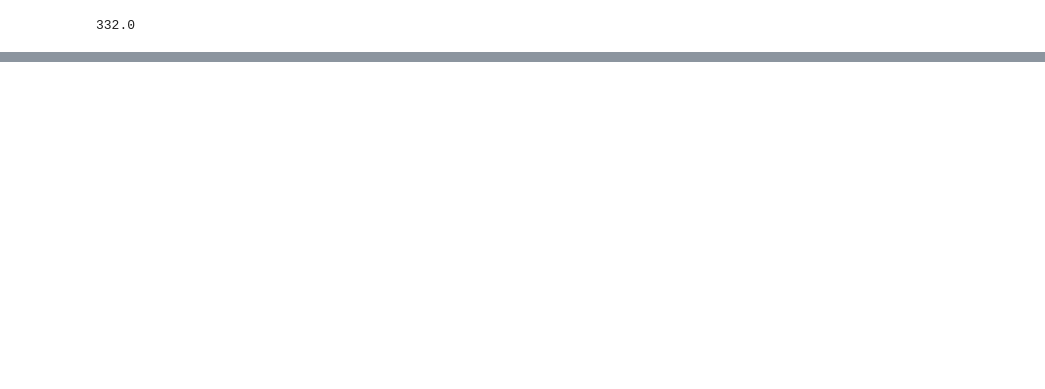
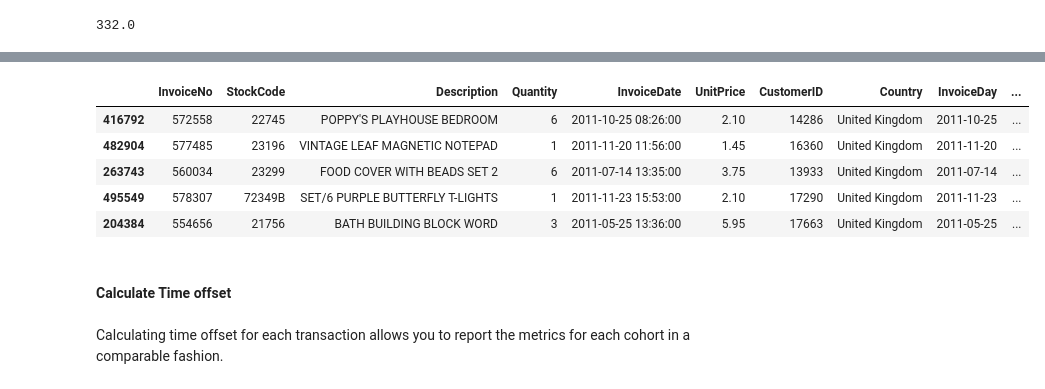
Before and after one commit to AmelieRmd/Customer_Segmentation, a Jupyter notebook: Cohort_Analysis.ipynb, the cells around one changed output, grey strips where cells are left out. Cells and saved outputs as stored; diff of their text form; code cells hidden in the pictures; blank space fills up the shorter version.

Commit message:
time cohort

```diff
--- a/Cohort_Analysis.ipynb
+++ b/Cohort_Analysis.ipynb
@@ -87,0 +117,3 @@ Now we will learn about the most popular cohort analysis type - time cohorts. We
+# %%
+online_df['InvoiceDate'] = pd.to_datetime(online_df['InvoiceDate'])
+online_df.info()
@@ -87,0 +136,8 @@ Now we will learn about the most popular cohort analysis type - time cohorts. We
+# %%
+# Function that will parse the date
+def get_day(x):
+    return dt.datetime(x.year, x.month, x.day)
+# %%
+# Create a InvoiceDay column by passing the InvoiceDate columns and applying the get_day function
+online_df['InvoiceDay'] = online_df['InvoiceDate'].apply(get_day)
+online_df.head()
@@ -87,0 +151,18 @@ Now we will learn about the most popular cohort analysis type - time cohorts. We
+# %%
+# Create a groupby object that groups CustomerID variable, and selects InvoiceDay for further calculations.
+grouping = online_df.groupby('CustomerID')['InvoiceDay']
+# %%
+# Create a CohortDay column by selecting the minimum InvoiceDay value.
+online_df['CohortDay'] = grouping.transform('min')
+online_df.head()
+# %% [output]
+|  | InvoiceNo | StockCode | Description | Quantity | InvoiceDate | UnitPrice | CustomerID | Country | InvoiceDay | ... |
+| 416792 | 572558 | 22745 | POPPY'S PLAYHOUSE BEDROOM | 6 | 2011-10-25 08:26:00 | 2.10 | 14286 | United Kingdom | 2011-10-25 | ... |
+| 482904 | 577485 | 23196 | VINTAGE LEAF MAGNETIC NOTEPAD | 1 | 2011-11-20 11:56:00 | 1.45 | 16360 | United Kingdom | 2011-11-20 | ... |
+| 263743 | 560034 | 23299 | FOOD COVER WITH BEADS SET 2 | 6 | 2011-07-14 13:35:00 | 3.75 | 13933 | United Kingdom | 2011-07-14 | ... |
+| 495549 | 578307 | 72349B | SET/6 PURPLE BUTTERFLY T-LIGHTS | 1 | 2011-11-23 15:53:00 | 2.10 | 17290 | United Kingdom | 2011-11-23 | ... |
+| 204384 | 554656 | 21756 | BATH BUILDING BLOCK WORD | 3 | 2011-05-25 13:36:00 | 5.95 | 17663 | United Kingdom | 2011-05-25 | ... |
+# %% [markdown]
+#### Calculate Time offset
+# %% [markdown]
+Calculating time offset for each transaction allows you to report the metrics for each cohort in a comparable fashion.
```
Also changed, not shown: parts of 17 cells of this notebook.
